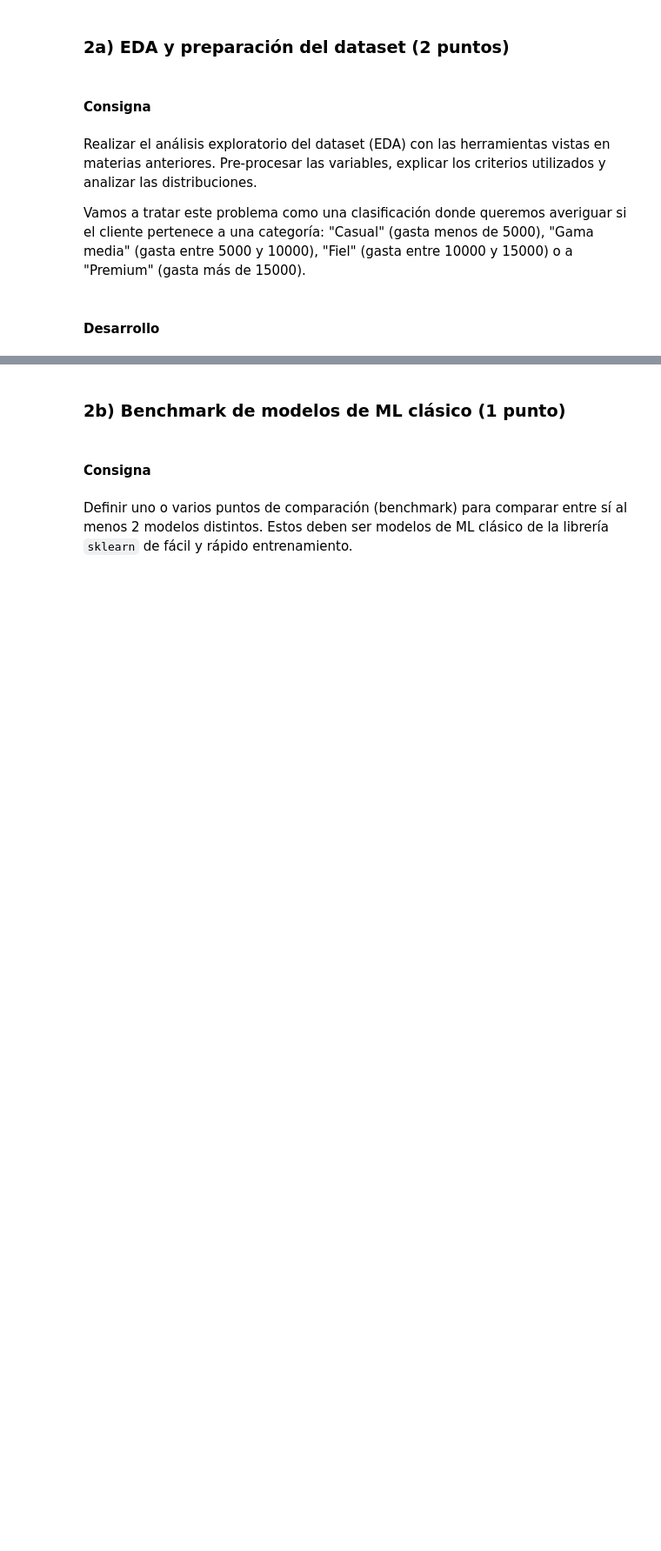
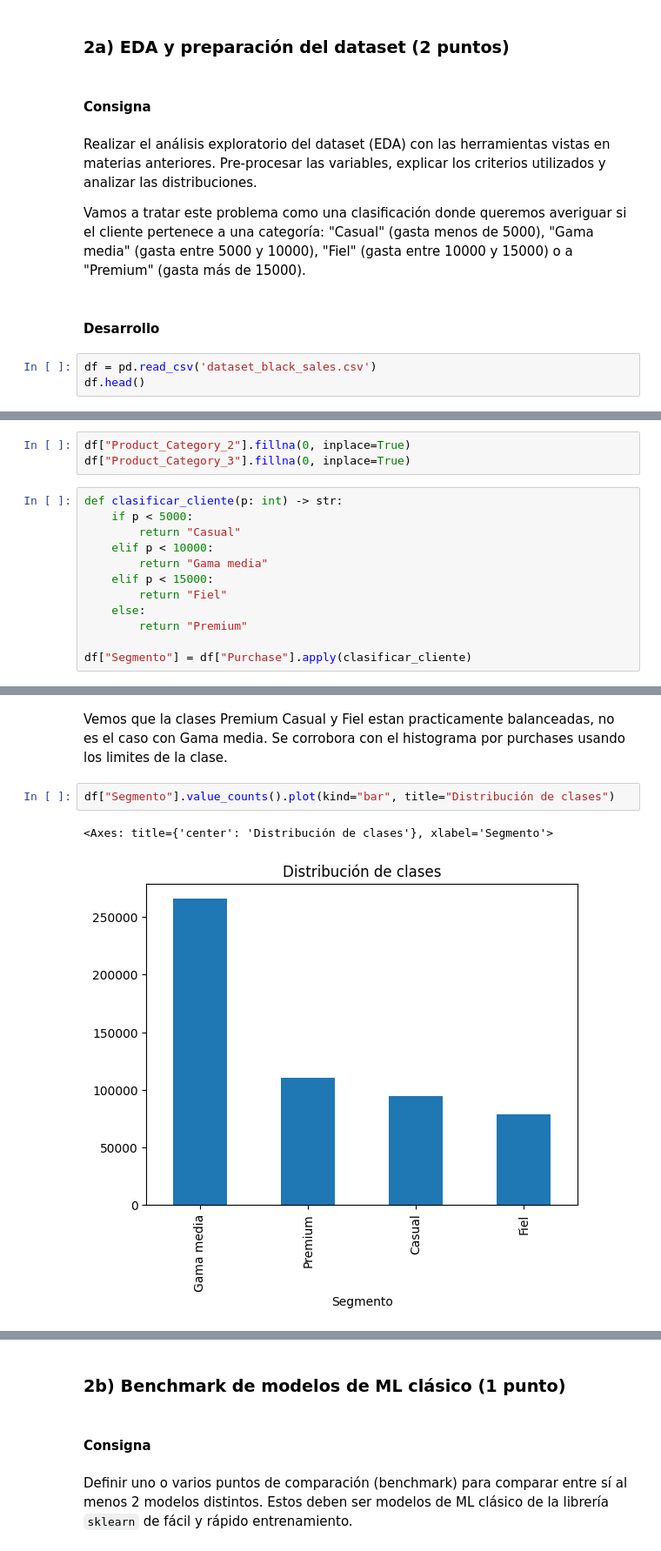
Before and after one commit to joagonzalez/ceia-aprendizaje-profundo, a Jupyter notebook: tp1/notebook.ipynb, the cells around one changed output, grey strips where cells are left out. Shown at 87% size. Drawn from its saved outputs; the diff is of its cells as text; blank space fills up the shorter version.

```diff
--- a/tp1/notebook.ipynb
+++ b/tp1/notebook.ipynb
@@ -531,3 +535,6 @@ Realizar el análisis exploratorio del dataset (EDA) con las herramientas vistas
 Vamos a tratar este problema como una clasificación donde queremos averiguar si el cliente pertenece a una categoría: "Casual" (gasta menos de 5000), "Gama media" (gasta entre 5000 y 10000), "Fiel" (gasta entre 10000 y 15000) o a "Premium" (gasta más de 15000).
 # %% [markdown]
 #### Desarrollo
+# %%
+df = pd.read_csv('dataset_black_sales.csv')
+df.head()
@@ -533,0 +589,15 @@ Vamos a tratar este problema como una clasificación donde queremos averiguar si
+# %%
+df["Product_Category_2"].fillna(0, inplace=True)
+df["Product_Category_3"].fillna(0, inplace=True)
+# %%
+def clasificar_cliente(p: int) -> str:
+    if p < 5000:
+        return "Casual"
+    elif p < 10000:
+        return "Gama media"
+    elif p < 15000:
+        return "Fiel"
+    else:
+        return "Premium"
+
+df["Segmento"] = df["Purchase"].apply(clasificar_cliente)
@@ -533,0 +613,7 @@ Vamos a tratar este problema como una clasificación donde queremos averiguar si
+# %% [markdown]
+Vemos que la clases Premium Casual y Fiel estan practicamente balanceadas, no es el caso con Gama media. Se corrobora con el histograma por purchases usando los limites de la clase.
+# %%
+df["Segmento"].value_counts().plot(kind="bar", title="Distribución de clases")
+# %% [output]
+<Axes: title={'center': 'Distribución de clases'}, xlabel='Segmento'>
+[figure, added]
```
Also changed, not shown: parts of 12 cells of this notebook.
